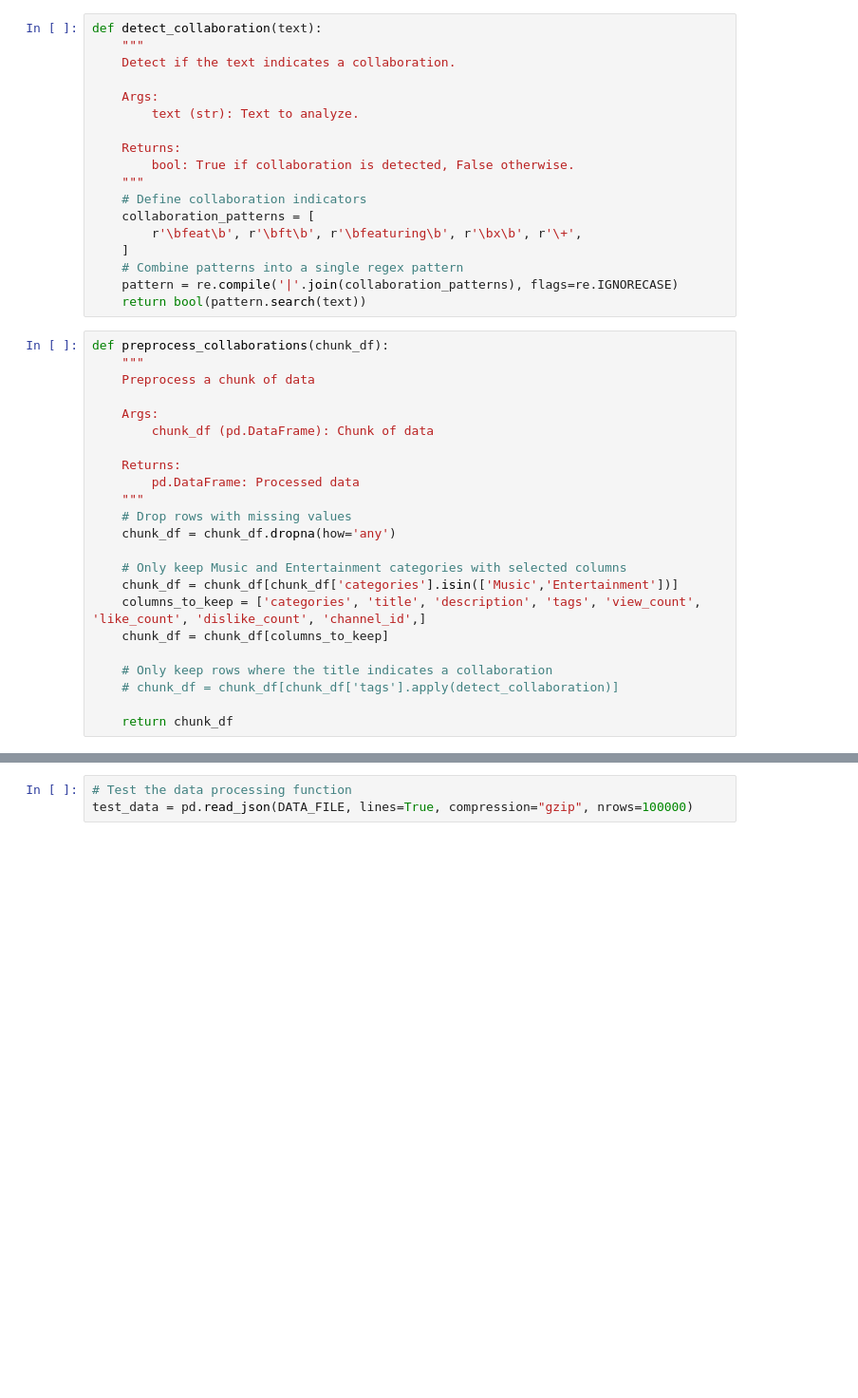
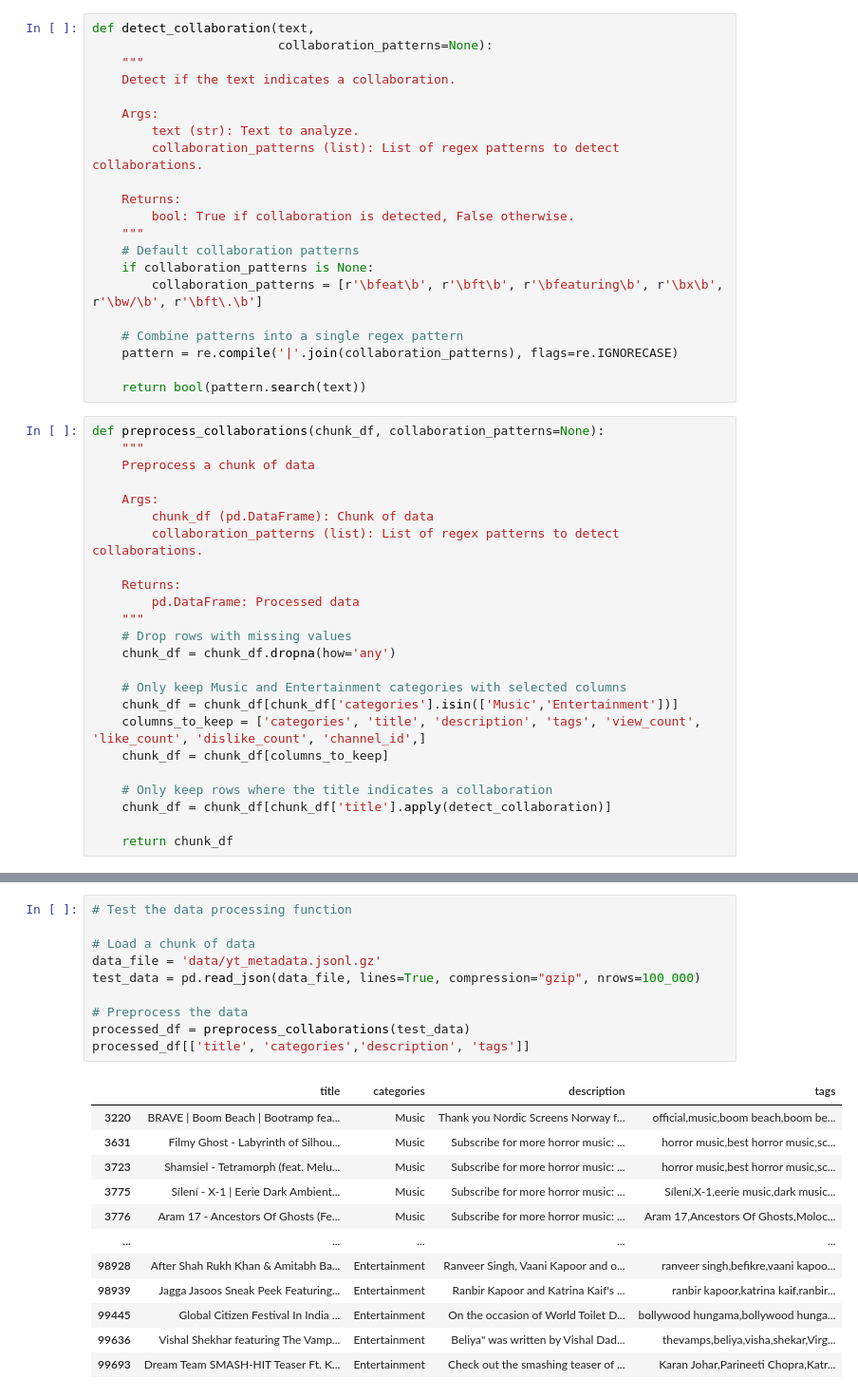
Before and after one commit to epfl-ada/ada-2024-project-tropicaltoucansinsight, a Jupyter notebook: collaborations.ipynb, the cells around one changed output, grey strips where cells are left out. Shown: that part at 95% size. Cells and saved outputs as stored; diff of their text form; blank space fills up the shorter version.

```diff
--- a/collaborations.ipynb
+++ b/collaborations.ipynb
@@ -31,28 +37,32 @@ def process_data(file_path, chunk_size, preprocess_func, output_path):
 # %%
-def detect_collaboration(text):
+def detect_collaboration(text,
+                         collaboration_patterns=None):
     """
     Detect if the text indicates a collaboration.
 
     Args:
         text (str): Text to analyze.
+        collaboration_patterns (list): List of regex patterns to detect collaborations.
 
     Returns:
         bool: True if collaboration is detected, False otherwise.
     """
-    # Define collaboration indicators
-    collaboration_patterns = [
-        r'\bfeat\b', r'\bft\b', r'\bfeaturing\b', r'\bx\b', r'\+',
-    ]
+    # Default collaboration patterns
+    if collaboration_patterns is None:
+        collaboration_patterns = [r'\bfeat\b', r'\bft\b', r'\bfeaturing\b', r'\bx\b', r'\bw/\b', r'\bft\.\b']
+
     # Combine patterns into a single regex pattern
     pattern = re.compile('|'.join(collaboration_patterns), flags=re.IGNORECASE)
+
     return bool(pattern.search(text))
 # %%
-def preprocess_collaborations(chunk_df):
+def preprocess_collaborations(chunk_df, collaboration_patterns=None):
     """
     Preprocess a chunk of data
 
     Args:
         chunk_df (pd.DataFrame): Chunk of data
+        collaboration_patterns (list): List of regex patterns to detect collaborations.
 
     Returns:
         pd.DataFrame: Processed data
@@ -66,6 +76,6 @@ def preprocess_collaborations(chunk_df):
     chunk_df = chunk_df[columns_to_keep]
 
     # Only keep rows where the title indicates a collaboration
-    # chunk_df = chunk_df[chunk_df['tags'].apply(detect_collaboration)]
+    chunk_df = chunk_df[chunk_df['title'].apply(detect_collaboration)]
 
     return chunk_df
@@ -72,3 +88,23 @@ def preprocess_collaborations(chunk_df):
 # %%
 # Test the data processing function
-test_data = pd.read_json(DATA_FILE, lines=True, compression="gzip", nrows=100000)
+
+# Load a chunk of data
+data_file = 'data/yt_metadata.jsonl.gz'
+test_data = pd.read_json(data_file, lines=True, compression="gzip", nrows=100_000)
+
+# Preprocess the data
+processed_df = preprocess_collaborations(test_data)
+processed_df[['title', 'categories','description', 'tags']]
+# %% [output]
+|  | title | categories | description | tags |
+| 3220 | BRAVE | Boom Beach | Bootramp fea... | Music | Thank you Nordic Screens Norway f... | official,music,boom beach,boom be... |
+| 3631 | Filmy Ghost - Labyrinth of Silhou... | Music | Subscribe for more horror music: ... | horror music,best horror music,sc... |
+| 3723 | Shamsiel - Tetramorph (feat. Melu... | Music | Subscribe for more horror music: ... | horror music,best horror music,sc... |
+| 3775 | Sílení - X-1 | Eerie Dark Ambient... | Music | Subscribe for more horror music: ... | Sílení,X-1,eerie music,dark music... |
+| 3776 | Aram 17 - Ancestors Of Ghosts (Fe... | Music | Subscribe for more horror music: ... | Aram 17,Ancestors Of Ghosts,Moloc... |
+| ... | ... | ... | ... | ... |
+| 98928 | After Shah Rukh Khan & Amitabh Ba... | Entertainment | Ranveer Singh, Vaani Kapoor and o... | ranveer singh,befikre,vaani kapoo... |
+| 98939 | Jagga Jasoos Sneak Peek Featuring... | Entertainment | Ranbir Kapoor and Katrina Kaif's ... | ranbir kapoor,katrina kaif,ranbir... |
+| 99445 | Global Citizen Festival In India ... | Entertainment | On the occasion of World Toilet D... | bollywood hungama,bollywood hunga... |
+| 99636 | Vishal Shekhar featuring The Vamp... | Entertainment | Beliya" was written by Vishal Dad... | thevamps,beliya,visha,shekar,Virg... |
+| 99693 | Dream Team SMASH-HIT Teaser Ft. K... | Entertainment | Check out the smashing teaser of ... | Karan Johar,Parineeti Chopra,Katr... |
```
Also changed, not shown: parts of 31 cells of this notebook.
